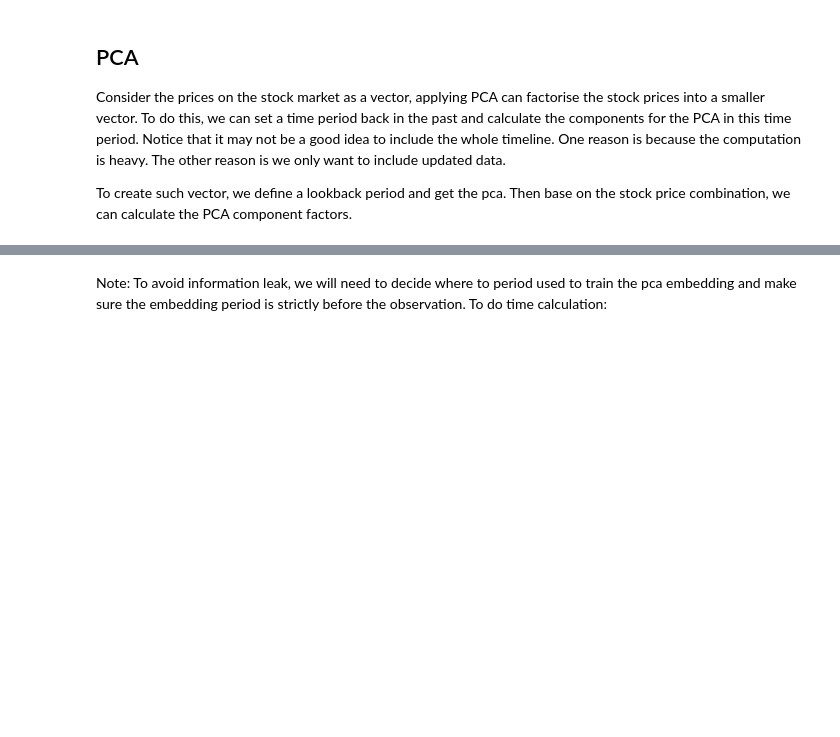
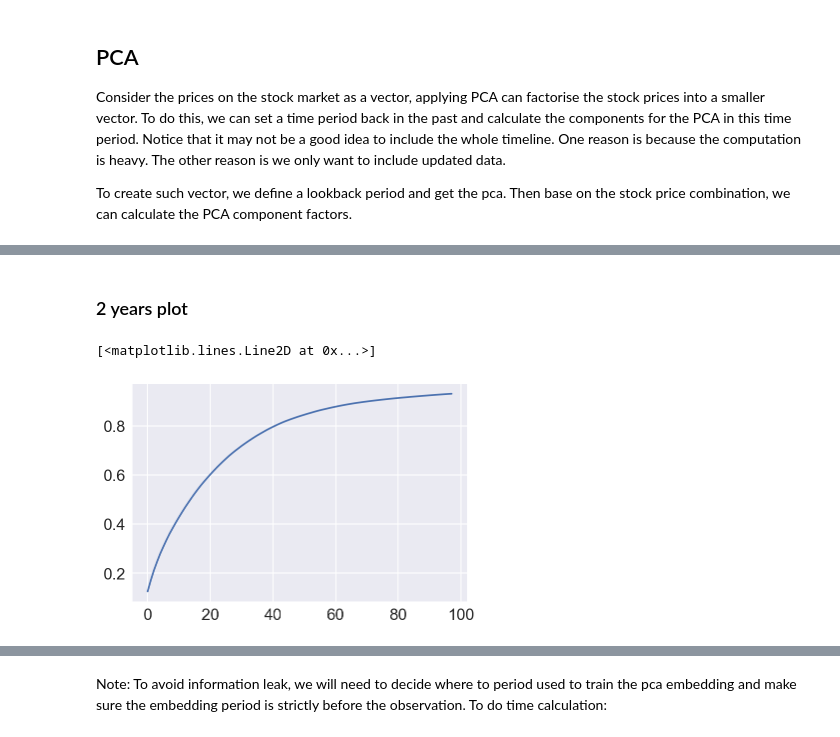
Before and after one commit to CKPOON0619/Kaggle2Sigma, a Jupyter notebook: Market Data Transform and Features Engineering.ipynb, the cells around one changed output, grey strips where cells are left out. Cells and saved outputs as stored; diff of their text form; code cells hidden in the pictures; blank space fills up the shorter version.

```diff
--- a/Market Data Transform and Features Engineering.ipynb
+++ b/Market Data Transform and Features Engineering.ipynb
@@ -204,0 +212,12 @@ plt.plot([i for i in elbow_curve])
+# %% [markdown]
+### 2 years plot
+# %%
+#2012-12-31 to 2014-12-31 plot
+elbow_curve=[]
+for c in range(2,100):
+    pca,centre=PCA_embedding(pivot,'2012-12-31','2014-12-31',c)
+    elbow_curve.append((pca.explained_variance_ratio_.sum()))
+plt.plot([i for i in elbow_curve])
+# %% [output]
+[<matplotlib.lines.Line2D at 0x...>]
+[figure, added]
```
Also changed, not shown: parts of 19 cells of this notebook.
